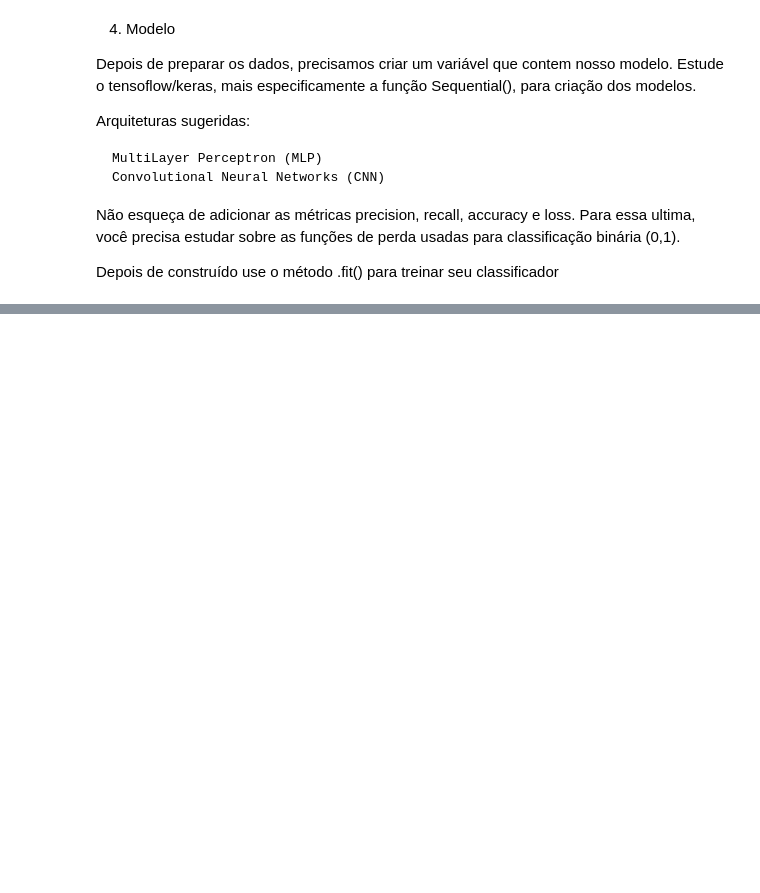
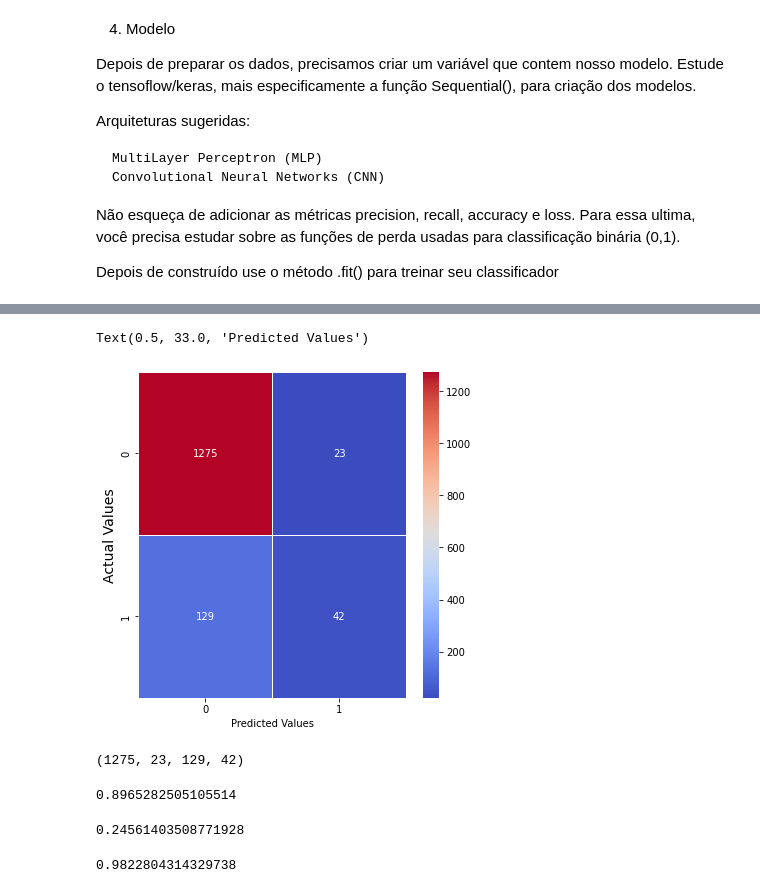
Before and after one commit to joaovitorgferreira/IC-Joao, a Jupyter notebook: classificador/classificador Tiago/Classificador-2.ipynb, the cells around one changed output, grey strips where cells are left out. Drawn from its saved outputs; the diff is of its cells as text; code cells hidden in the pictures; blank space fills up the shorter version.

```diff
--- a/classificador/classificador Tiago/Classificador-2.ipynb
+++ b/classificador/classificador Tiago/Classificador-2.ipynb
@@ -256,0 +323,8 @@ tn, fp, fn, tp
+# %%
+trainer = CNN.fit(
+     smiles_train,
+     labels_train,
+     epochs = 100,
+     batch_size = 15,
+     validation_data = (smiles_test,labels_test),
+     verbose = 1)
@@ -256,0 +349,32 @@ tn, fp, fn, tp
+# %%
+y_hat = (CNN.predict(smiles_test) > 0.5).astype("float")
+# %%
+cm2 = confusion_matrix(labels_test, y_hat)
+# %%
+plt.figure(figsize = (6,6))
+sns.heatmap(cm2, annot = True, fmt = ".5g", cmap = "coolwarm",linewidths=.5)
+plt.ylabel('Actual Values',fontsize = 14)
+plt.xlabel('Predicted Values')
+# %% [output]
+Text(0.5, 33.0, 'Predicted Values')
+[figure, added]
+# %%
+tn2, fp2, fn2, tp2 = confusion_matrix(labels_test, y_hat).ravel()
+tn2, fp2, fn2, tp2
+# %% [output]
+(1275, 23, 129, 42)
+# %%
+#acurácia
+(tp2+tn2)/(tp2+tn2+fp2+fn2)
+# %% [output]
+0.8965282505105514
+# %%
+#acerta o que é antibiótico
+(tp2)/(tp2+fn2)
+# %% [output]
+0.24561403508771928
+# %%
+#acerta o que não é antibiótico
+(tn2)/(tn2+fp2)
+# %% [output]
+0.9822804314329738
```
Also changed, not shown: parts of 22 cells of this notebook, 7 other files.
